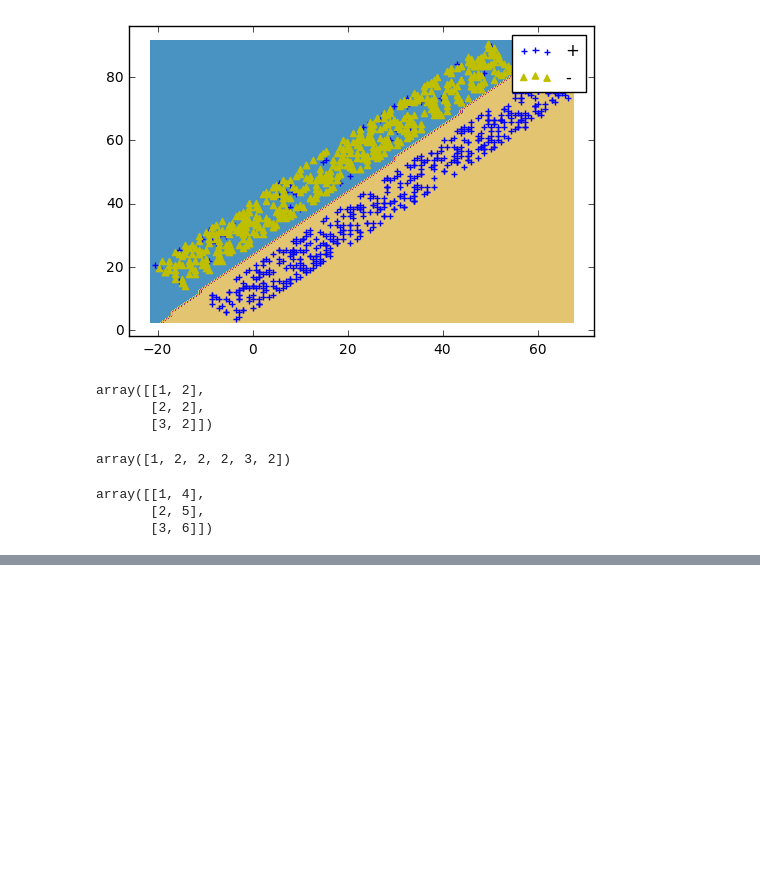
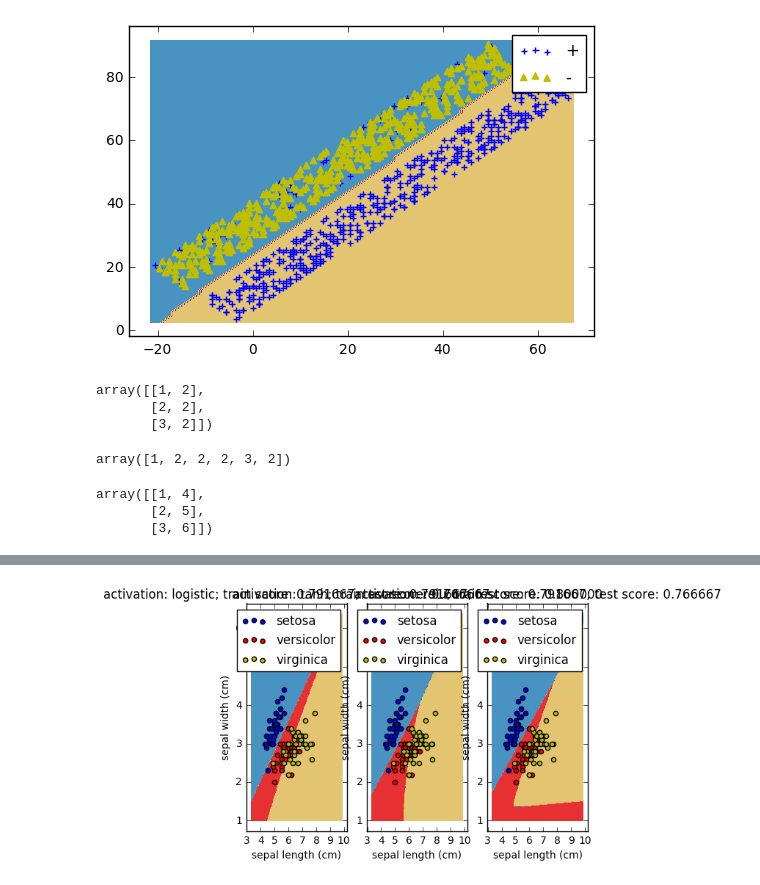
Before and after one commit to probao/Machine_Learning_Basis, a Jupyter notebook: Python-Machine Learning.ipynb, the cells around one changed output, grey strips where cells are left out. Drawn from its saved outputs; the diff is of its cells as text; code cells hidden in the pictures; blank space fills up the shorter version.

```diff
--- a/Python-Machine Learning.ipynb
+++ b/Python-Machine Learning.ipynb
@@ -2218,0 +2300,24 @@ array([[1, 4],
+# %%
+# 下面观察激活函数对于多层神经网络分类器的影响
+def mlpclassifier_iris_ativations():
+    fig=plt.figure()
+    ativations=["logistic","tanh","relu"]
+    for itx, act in enumerate(ativations):
+        ax=fig.add_subplot(1,3,itx+1)
+        classifier=MLPClassifier(activation=act, max_iter=1000,hidden_layer_sizes=(30,))
+        classifier.fit(train_x, train_y)
+        train_score=classifier.score(train_x, train_y)
+        test_score=classifier.score(test_x, test_y)
+        x_min, x_max=train_x[:,0].min()-1, train_x[:, 0].max()+2
+        y_min, y_max=train_x[:,1].min()-1, train_x[:, 1].max()+2
+        plot_classifier_predict_meshgrid(ax,classifier, x_min, x_max, y_min, y_max)
+        plot_samples(ax, train_x, train_y)
+        ax.legend(loc='best')
+        ax.set_xlabel(iris.feature_names[0])
+        ax.set_ylabel(iris.feature_names[1])
+        ax.set_title("activation: %s; train score: %f; test score: %f" % (act, train_score, test_score))
+    plt.show()
+# %%
+mlpclassifier_iris_ativations()
+# %% [output]
+[figure, added]
```
Also changed, not shown: parts of 12 cells of this notebook.
